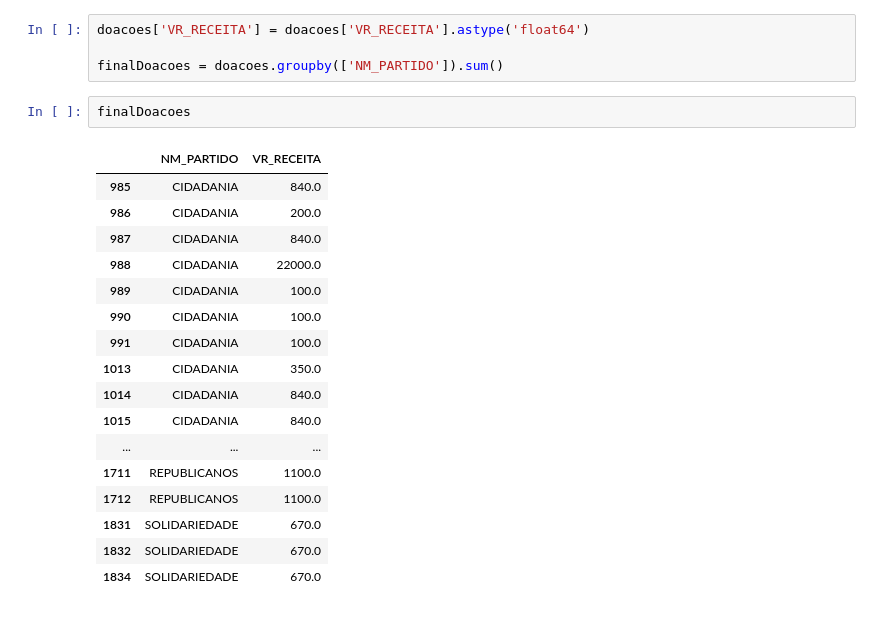
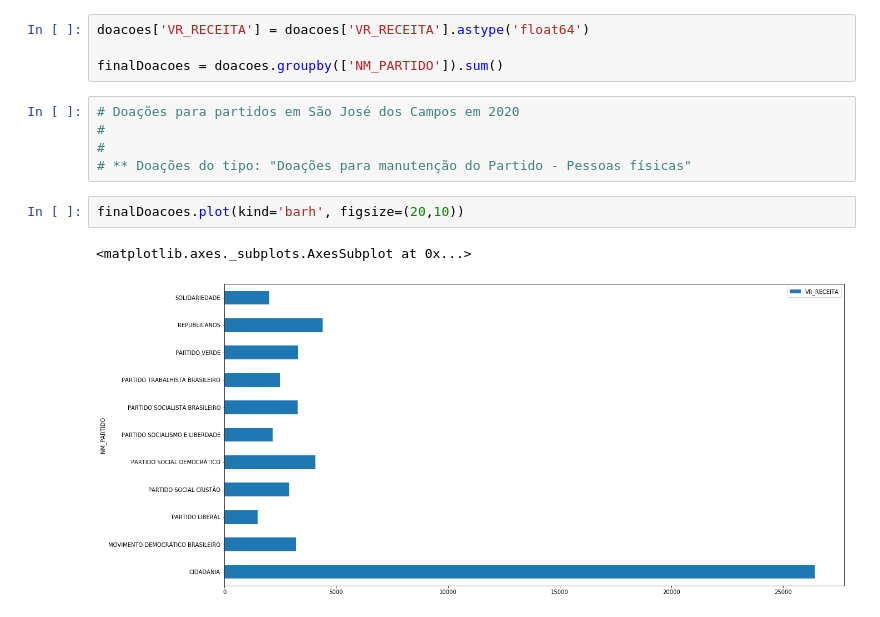
Before and after one commit to leonardormlins/brazilian-elections, a Jupyter notebook: AnaliseDoacoesPartido.ipynb, the cells around one changed output. Saved outputs shown, nothing was run; the diff lists cells and outputs as text.

```diff
--- a/AnaliseDoacoesPartido.ipynb
+++ b/AnaliseDoacoesPartido.ipynb
@@ -97,23 +97,13 @@ doacoes = doacoes[['NM_PARTIDO', 'VR_RECEITA']]
 doacoes['VR_RECEITA'] = doacoes['VR_RECEITA'].astype('float64')
 
 finalDoacoes = doacoes.groupby(['NM_PARTIDO']).sum()
-# %%
-finalDoacoes
-# %% [output]
-|  | NM_PARTIDO | VR_RECEITA |
-| 985 | CIDADANIA | 840.0 |
-| 986 | CIDADANIA | 200.0 |
-| 987 | CIDADANIA | 840.0 |
-| 988 | CIDADANIA | 22000.0 |
-| 989 | CIDADANIA | 100.0 |
-| 990 | CIDADANIA | 100.0 |
-| 991 | CIDADANIA | 100.0 |
-| 1013 | CIDADANIA | 350.0 |
-| 1014 | CIDADANIA | 840.0 |
-| 1015 | CIDADANIA | 840.0 |
-| ... | ... | ... |
-| 1711 | REPUBLICANOS | 1100.0 |
-| 1712 | REPUBLICANOS | 1100.0 |
-| 1831 | SOLIDARIEDADE | 670.0 |
-| 1832 | SOLIDARIEDADE | 670.0 |
-| 1834 | SOLIDARIEDADE | 670.0 |
+# %%
+# Doações para partidos em São José dos Campos em 2020
+#
+#
+# ** Doações do tipo: "Doações para manutenção do Partido - Pessoas físicas"
+# %%
+finalDoacoes.plot(kind='barh', figsize=(20,10))
+# %% [output]
+<matplotlib.axes._subplots.AxesSubplot at 0x...>
+[figure, added]
```
